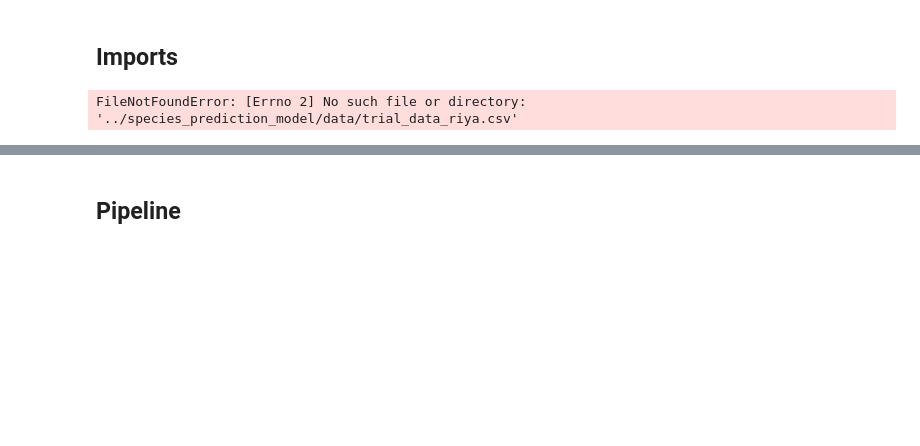
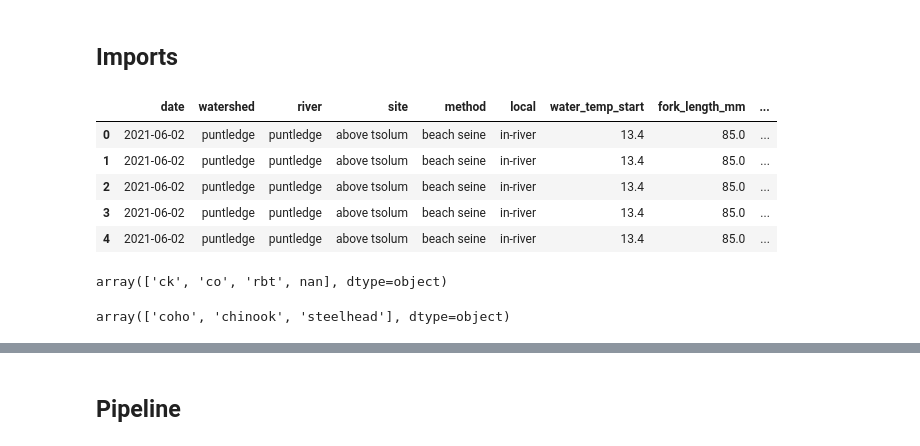
Before and after one commit to brahmwg/Bottlenecks_MDS_Capstone, a Jupyter notebook: imputation_model/Deep_learning_pipeline.ipynb, the cells around one changed output, grey strips where cells are left out. Drawn from its saved outputs; the diff is of its cells as text; code cells hidden in the pictures; blank space fills up the shorter version.

Commit message:
models trained

```diff
--- a/imputation_model/Deep_learning_pipeline.ipynb
+++ b/imputation_model/Deep_learning_pipeline.ipynb
@@ -26,7 +26,20 @@ import tensorflow as tf
 from tensorflow.keras import layers
 from tensorflow.keras.optimizers import Adam
 # %%
-df = pd.read_csv("../species_prediction_model/data/trial_data_riya.csv")
+df = pd.read_csv("../imputation_model/raw_data/field_genetics_species.csv")
 df.head()
 # %% [output]
-FileNotFoundError: [Errno 2] No such file or directory: '../species_prediction_model/data/trial_data_riya.csv'
+|  | date | watershed | river | site | method | local | water_temp_start | fork_length_mm | ... |
+| 0 | 2021-06-02 | puntledge | puntledge | above tsolum | beach seine | in-river | 13.4 | 85.0 | ... |
+| 1 | 2021-06-02 | puntledge | puntledge | above tsolum | beach seine | in-river | 13.4 | 85.0 | ... |
+| 2 | 2021-06-02 | puntledge | puntledge | above tsolum | beach seine | in-river | 13.4 | 85.0 | ... |
+| 3 | 2021-06-02 | puntledge | puntledge | above tsolum | beach seine | in-river | 13.4 | 85.0 | ... |
+| 4 | 2021-06-02 | puntledge | puntledge | above tsolum | beach seine | in-river | 13.4 | 85.0 | ... |
+# %%
+df.annoted_species.unique()
+# %% [output]
+array(['ck', 'co', 'rbt', nan], dtype=object)
+# %%
+df.confirmed_species.unique()
+# %% [output]
+array(['coho', 'chinook', 'steelhead'], dtype=object)
```
Also changed, not shown: parts of 26 cells of this notebook.
